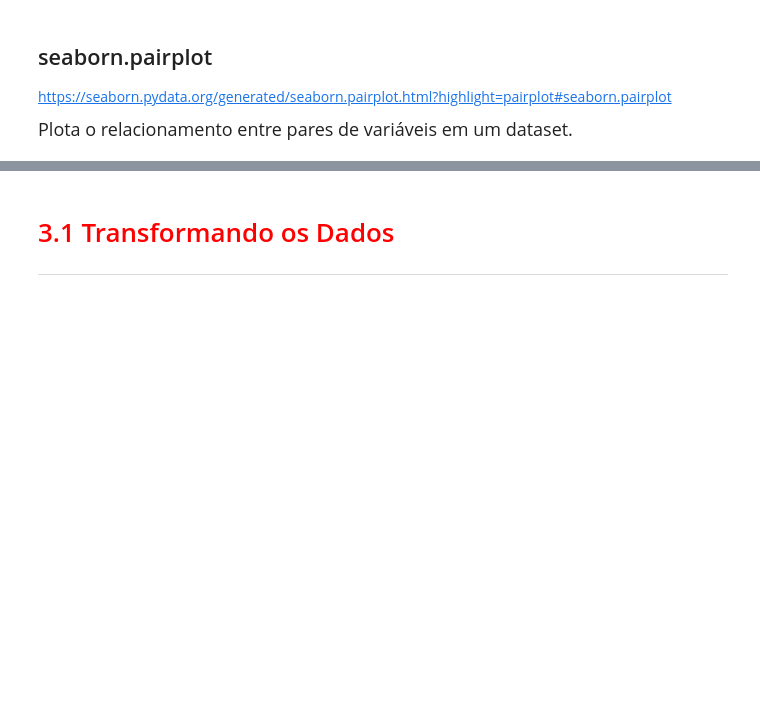
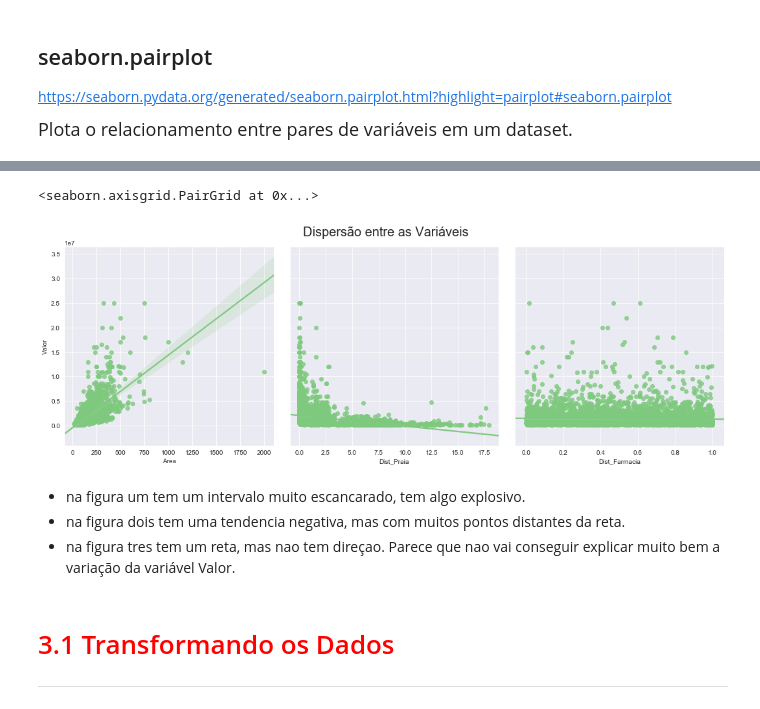
Before and after one commit to fkfouri/PythonStudy, a Jupyter notebook: data-science/regressao_linear_II/Regressão Linear.ipynb, the cells around one changed output, grey strips where cells are left out. Saved outputs shown, nothing was run; the diff lists cells and outputs as text; code cells hidden in the pictures; blank space fills up the shorter version.

```diff
--- a/data-science/regressao_linear_II/Regressão Linear.ipynb
+++ b/data-science/regressao_linear_II/Regressão Linear.ipynb
@@ -138,7 +157,14 @@ ax
 # %%
-
+ax = sns.pairplot(data = dados, y_vars = 'Valor', x_vars = dados.columns[1:], height = 5, kind = 'reg')
 ax.fig.suptitle('Dispersão entre as Variáveis', fontsize=20, y=1.05)
 ax
+# %% [output]
+<seaborn.axisgrid.PairGrid at 0x...>
+[figure, added]
+# %% [markdown]
+- na figura um tem um intervalo muito escancarado, tem algo explosivo.
+- na figura dois tem uma tendencia negativa, mas com muitos pontos distantes da reta.
+- na figura tres tem um reta, mas nao tem direçao. Parece que nao vai conseguir explicar muito bem a variação da variável Valor.
 # %% [markdown]
 # <font color='red' style='font-size: 30px;'>3.1 Transformando os Dados</font>
 <hr style='border: 2px solid red;'>
```
Also changed, not shown: parts of 27 cells of this notebook.
